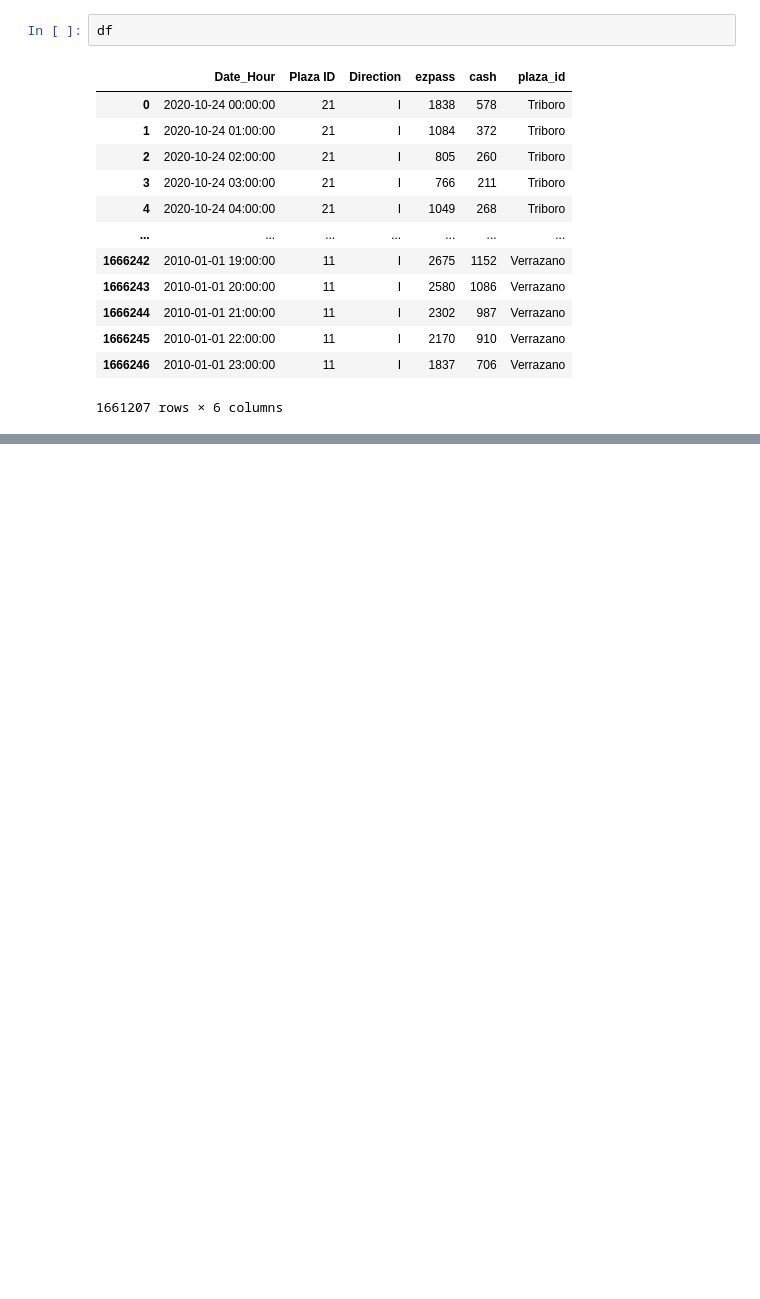
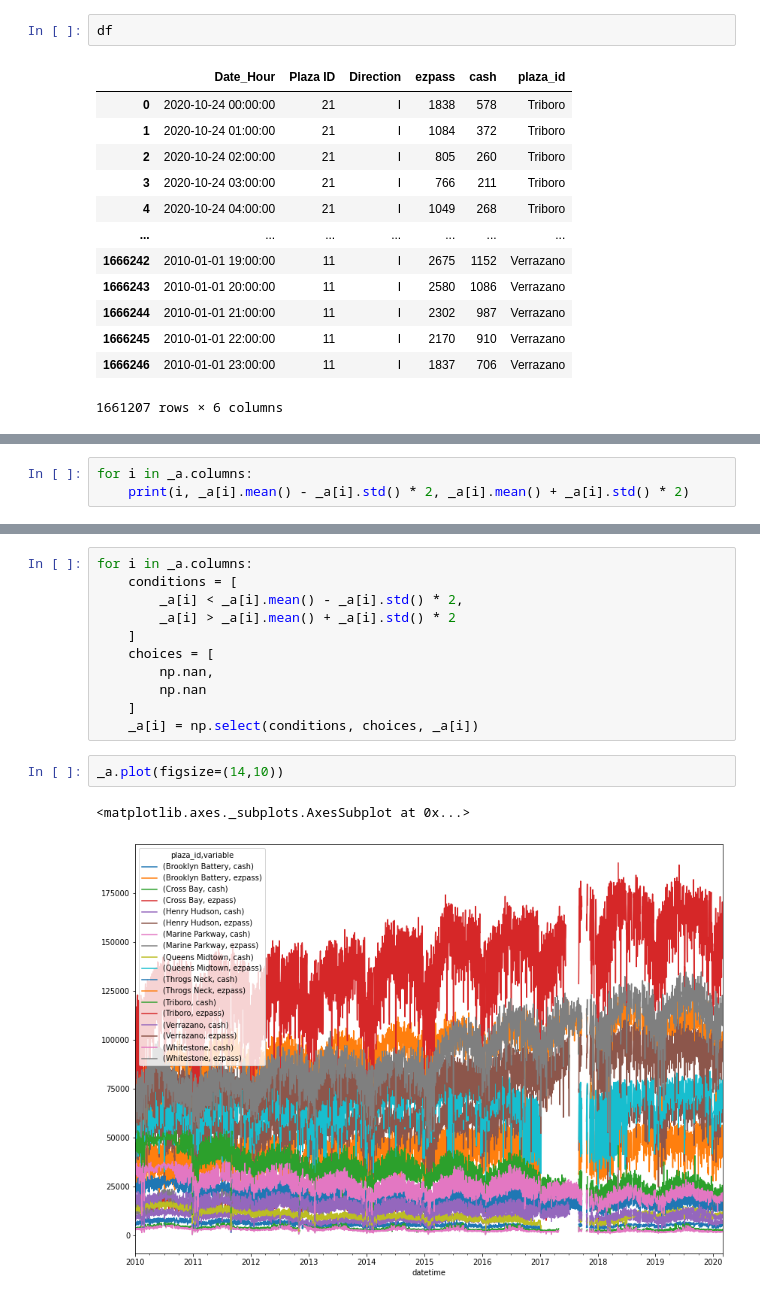
Before and after one commit to albertum1/Time_Series_MTABT, a Jupyter notebook: MTABT_Preprocessing.ipynb, the cells around one changed output, grey strips where cells are left out. Saved outputs shown, nothing was run; the diff lists cells and outputs as text; blank space fills up the shorter version.

```diff
--- a/MTABT_Preprocessing.ipynb
+++ b/MTABT_Preprocessing.ipynb
@@ -111,0 +172,3 @@ df.loc[df['cash'].eq(0)].describe()
+# %%
+for i in _a.columns:
+    print(i, _a[i].mean() - _a[i].std() * 2, _a[i].mean() + _a[i].std() * 2)
@@ -111,0 +194,16 @@ df.loc[df['cash'].eq(0)].describe()
+# %%
+for i in _a.columns:
+    conditions = [
+        _a[i] < _a[i].mean() - _a[i].std() * 2,
+        _a[i] > _a[i].mean() + _a[i].std() * 2
+    ]
+    choices = [
+        np.nan,
+        np.nan
+    ]
+    _a[i] = np.select(conditions, choices, _a[i])
+# %%
+_a.plot(figsize=(14,10))
+# %% [output]
+<matplotlib.axes._subplots.AxesSubplot at 0x...>
+[figure, added]
```
Also changed, not shown: parts of 58 cells of this notebook.
